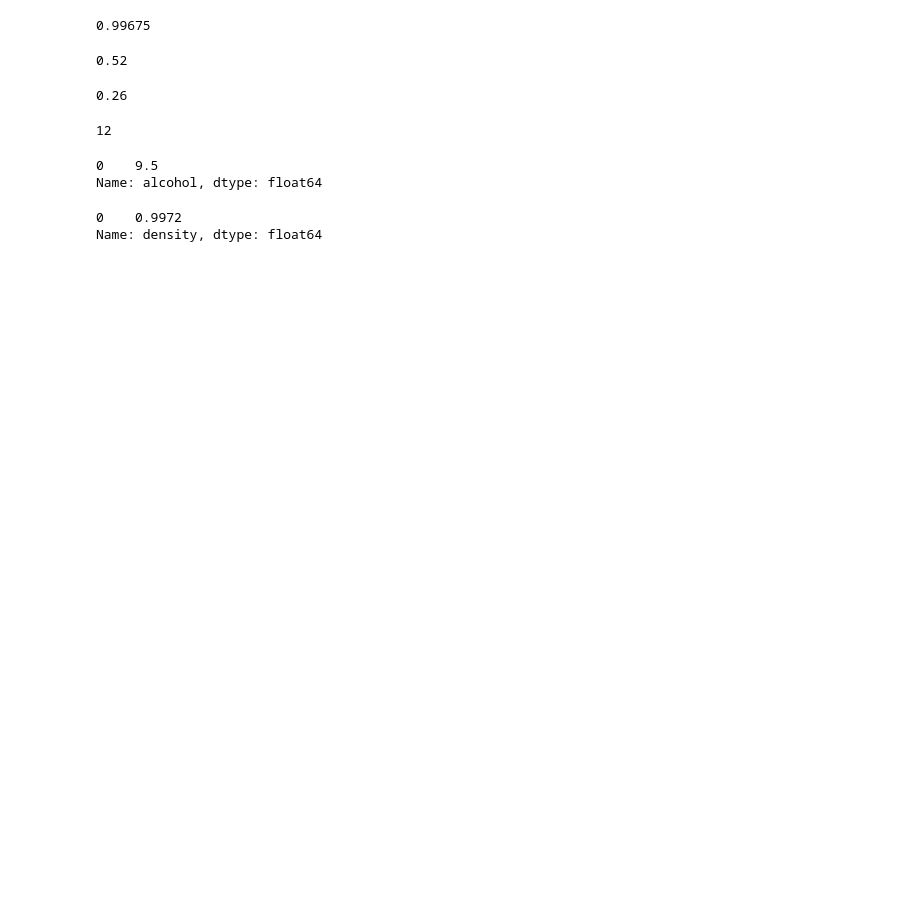
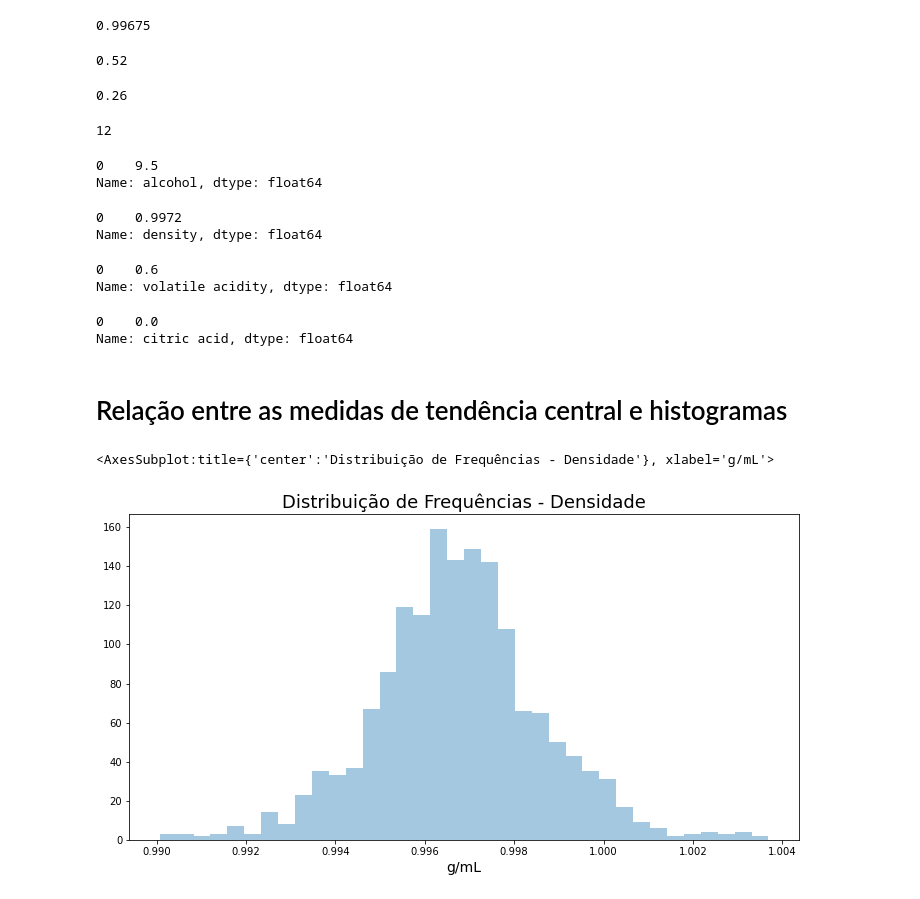
Before and after one commit to AdsonRoberto/ML_Analise_de_dados, a Jupyter notebook: analise_de_dados.ipynb, the cells around one changed output. Saved outputs shown, nothing was run; the diff lists cells and outputs as text; code cells hidden in the pictures; blank space fills up the shorter version.

Commit message:
rel entre as med de tend central e histogramas

```diff
--- a/analise_de_dados.ipynb
+++ b/analise_de_dados.ipynb
@@ -258,3 +258,25 @@ dados.density.mode()
 # %% [output]
 0    0.9972
 Name: density, dtype: float64
+# %%
+dados['volatile acidity'].mode()
+# %% [output]
+0    0.6
+Name: volatile acidity, dtype: float64
+# %%
+dados['citric acid'].mode()
+# %% [output]
+0    0.0
+Name: citric acid, dtype: float64
+# %% [markdown]
+# Relação entre as medidas de tendência central e histogramas
+# %%
+ax = sns.distplot(dados.density, kde = False)
+
+ax.figure.set_size_inches(12, 6)
+ax.set_title('Distribuição de Frequências - Densidade', fontsize=18)
+ax.set_xlabel('g/mL', fontsize=14)
+ax
+# %% [output]
+<AxesSubplot:title={'center':'Distribuição de Frequências - Densidade'}, xlabel='g/mL'>
+[figure, added]
```
Also changed, not shown: parts of 11 cells of this notebook.
